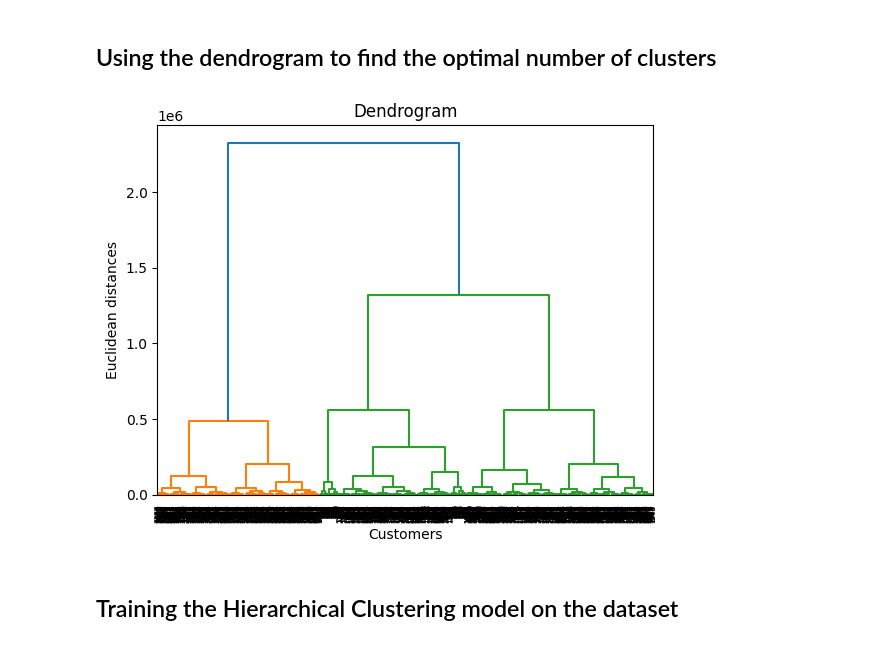
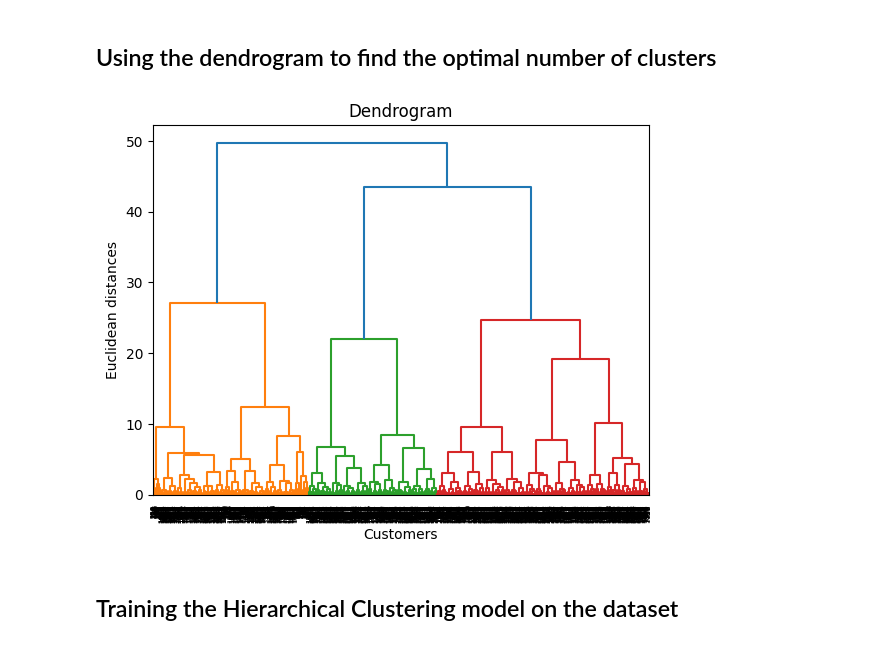
Before and after one commit to Gavin-Sharma/project2-data-analytics, a Jupyter notebook: algorithm01.ipynb, the cells around one changed output. Drawn from its saved outputs; the diff is of its cells as text; code cells hidden in the pictures.

```diff
--- a/algorithm01.ipynb
+++ b/algorithm01.ipynb
@@ -46,21 +47,25 @@ df.head()
 # %% [markdown]
 ## Using the dendrogram to find the optimal number of clusters
 # %%
+scaler=StandardScaler()
+
 # Extract the relevant columns for clustering
-X = df[['Gender_Code', 'Age', 'Annual Income ($)', 'Spending Score (1-100)']].values
+X = df[['Annual Income ($)', 'Spending Score (1-100)']]
+scaler = StandardScaler()
+X = scaler.fit_transform(X)
 
 # Create a dendrogram using Ward's method
 dendrogram = sch.dendrogram(sch.linkage(X, method='ward'))
 
 # Add labels and title to the dendrogram
 plt.title('Dendrogram')
 plt.xlabel('Customers')
 plt.ylabel('Euclidean distances')
 
 # Show the plot
 plt.show()
 # %% [output]
-[figure, old version]
+[figure, new version]
 # %% [markdown]
 ## Training the Hierarchical Clustering model on the dataset
 # %%
```
Also changed, not shown: parts of 2 cells of this notebook.
